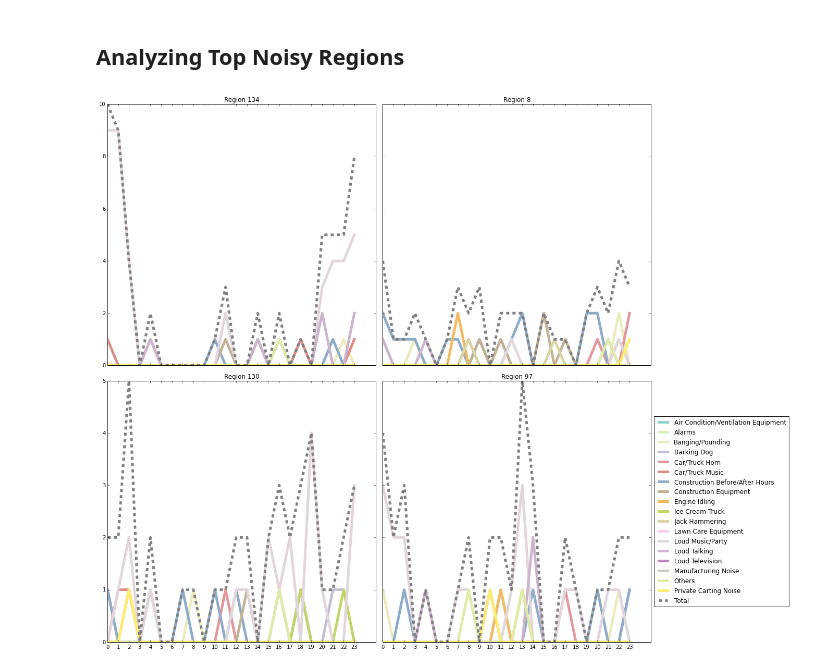
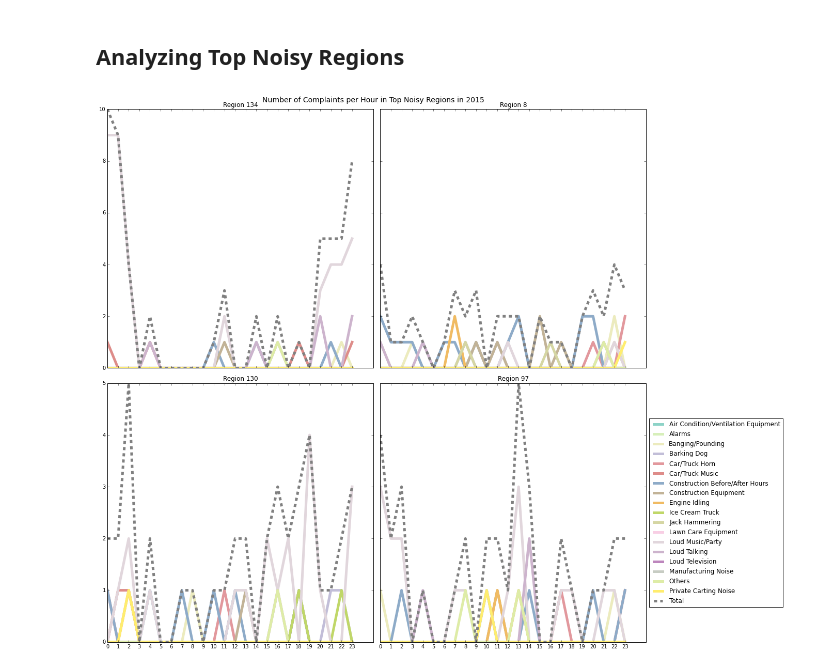
Before and after one commit to paulaceccon/nyc-noise-research, a Jupyter notebook: ResultAnalysis/311 Time series.ipynb, the cells around one changed output. Drawn from its saved outputs; the diff is of its cells as text; code cells hidden in the pictures.

Commit message:
311 Time Series.

```diff
--- a/ResultAnalysis/311 Time series.ipynb
+++ b/ResultAnalysis/311 Time series.ipynb
@@ -235,8 +239,9 @@ def get_complaints_by_time(complaints_region_time):
             complaints_time[new_key].append(new_value)
 
     complaints_hour = numpy.zeros((18, 24))
-    complaints_day = numpy.zeros((18, 7))
+    complaints_weekday = numpy.zeros((18, 7))
     complaints_month = numpy.zeros((18, 12))
+    complaints_day = numpy.zeros((18, 365))
 
     complaints_time = collections.OrderedDict(sorted(complaints_time.items()))  # To guarantee keys order
     index = 0
@@ -245,15 +250,17 @@ def get_complaints_by_time(complaints_region_time):
             hour = item.hour          # Between 0 and 23
             weekday = item.weekday()  # Starts on Monday
             month = item.month - 1    # Between 1 and 12
+            day_of_year = item.timetuple().tm_yday
 
             complaints_hour[index, hour] += 1
-            complaints_day[index, weekday] += 1
+            complaints_weekday[index, weekday] += 1
             complaints_month[index, month] += 1
+            complaints_day[index, day_of_year] += 1
         index += 1
 
-    return complaints_hour, complaints_day, complaints_month
+    return complaints_hour, complaints_weekday, complaints_month, complaints_day
 # %%
-complaints_hour, complaints_day, complaints_month = get_complaints_by_time(complaints_region_time)
+complaints_hour, complaints_weekday, complaints_month, complaints_day = get_complaints_by_time(complaints_region_time)
 
 keys = sorted(complaints.keys())
 y = range(complaints_hour.shape[1])
@@ -273,10 +282,10 @@ plt.title('Number of Complaints per Hour in 2015')
 # %%
-y = range(complaints_day.shape[1])
+y = range(complaints_weekday.shape[1])
 
 plt.figure(figsize=(15, 7), dpi=200)
-for i in range(complaints_day.shape[0]):
-    plt.plot(y, complaints_day[i,:], label=keys[i], color=colors[i], linewidth=5)
-plt.plot(y, numpy.sum(complaints_day, axis=0), label='Total', color='gray', linewidth=5, linestyle='--')
+for i in range(complaints_weekday.shape[0]):
+    plt.plot(y, complaints_weekday[i,:], label=keys[i], color=colors[i], linewidth=5)
+plt.plot(y, numpy.sum(complaints_weekday, axis=0), label='Total', color='gray', linewidth=5, linestyle='--')
 plt.legend(loc='center left', bbox_to_anchor=(1, 0.5))
 plt.xticks(range(7), ['Monday', 'Tuesday', 'Wednesday', 'Thursday', 'Friday', 'Saturday', 'Sunday'])
 plt.xlabel('Weekday')
@@ -303,28 +316,29 @@ plt.title('Number of Complaints per Month in 2015')
 # %% [markdown]
 ## Analyzing Top Noisy Regions
 # %%
-complaints_hour_134, complaints_day_134, complaints_month_134 = get_complaints_by_time({134 : complaints_region_time[134]})
-complaints_hour_8, complaints_day_8, complaints_month_8 = get_complaints_by_time({8 : complaints_region_time[8]})
-complaints_hour_130, complaints_day_130, complaints_month_130 = get_complaints_by_time({130 : complaints_region_time[130]})
-complaints_hour_97, complaints_day_97, complaints_month_97 = get_complaints_by_time({97 : complaints_region_time[97]})
+complaints_hour_134, complaints_weekday_134, complaints_month_134, complaints_day_134 = get_complaints_by_time({134 : complaints_region_time[134]})
+complaints_hour_8, complaints_weekday_8, complaints_month_8, complaints_day_8 = get_complaints_by_time({8 : complaints_region_time[8]})
+complaints_hour_130, complaints_weekday_130, complaints_month_130, complaints_day_130 = get_complaints_by_time({130 : complaints_region_time[130]})
+complaints_hour_97, complaints_weekday_97, complaints_month_97, complaints_day_97 = get_complaints_by_time({97 : complaints_region_time[97]})
 
 y = range(complaints_hour.shape[1])
 f, axes = plt.subplots(2, 2, sharex='col', sharey='row', figsize=(15, 15))
 for i in range(complaints_hour.shape[0]):
     axes[0][0].plot(y, complaints_hour_134[i,:], label=keys[i], color=colors[i], linewidth=5)
     axes[0][1].plot(y, complaints_hour_8[i,:],   label=keys[i], color=colors[i], linewidth=5)
     axes[1][0].plot(y, complaints_hour_130[i,:], label=keys[i], color=colors[i], linewidth=5)
     axes[1][1].plot(y, complaints_hour_97[i,:],  label=keys[i], color=colors[i], linewidth=5)
 axes[0][0].plot(y, numpy.sum(complaints_hour_134, axis=0), label='Total', color='gray', linewidth=5, linestyle='--')
 axes[0][1].plot(y, numpy.sum(complaints_hour_8, axis=0),   label='Total', color='gray', linewidth=5, linestyle='--')
 axes[1][0].plot(y, numpy.sum(complaints_hour_130, axis=0), label='Total', color='gray', linewidth=5, linestyle='--')
 axes[1][1].plot(y, numpy.sum(complaints_hour_97, axis=0),  label='Total', color='gray', linewidth=5, linestyle='--')
 axes[0][0].set_title('Region 134')
 axes[0][1].set_title('Region 8')
 axes[1][0].set_title('Region 130')
 axes[1][1].set_title('Region 97')
+plt.suptitle('Number of Complaints per Hour in Top Noisy Regions in 2015', fontsize=14, x=0.5, y=1.0)
 plt.legend(loc='center left', bbox_to_anchor=(1, 0.5))
 plt.setp(axes, xticks=numpy.arange(0, 24, 1))
 plt.tight_layout()
 # %% [output]
-[figure, old version]
+[figure, new version]
```
Also changed, not shown: parts of 13 cells of this notebook, 2 other files.
